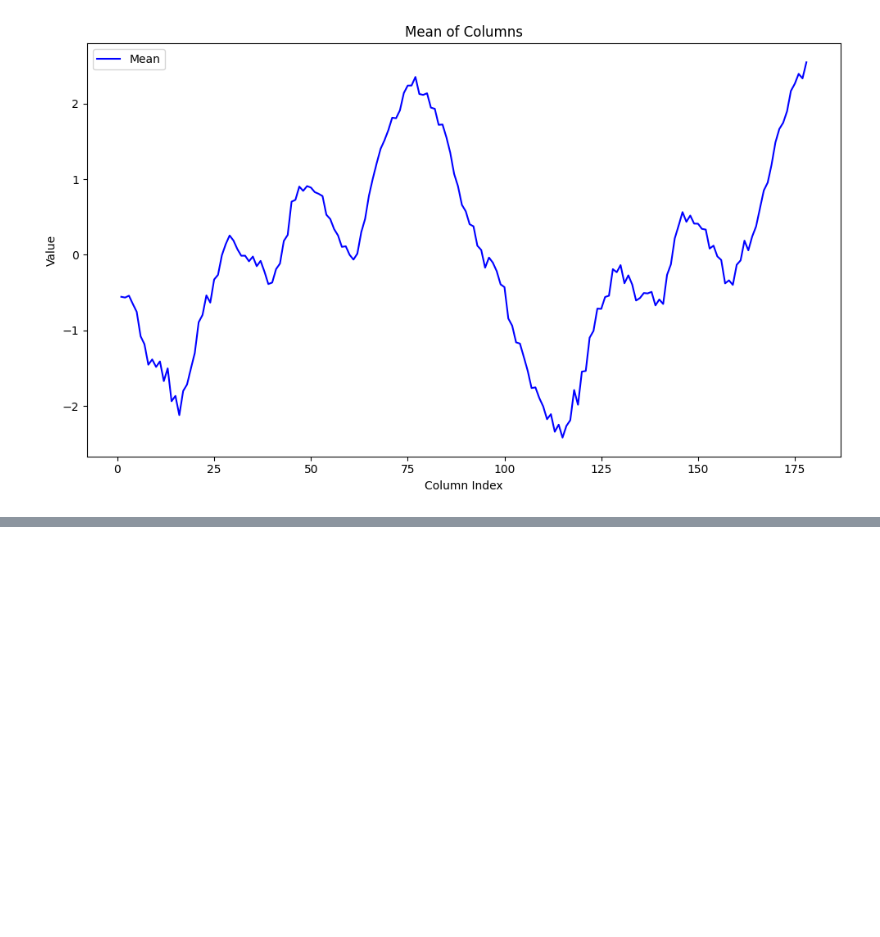
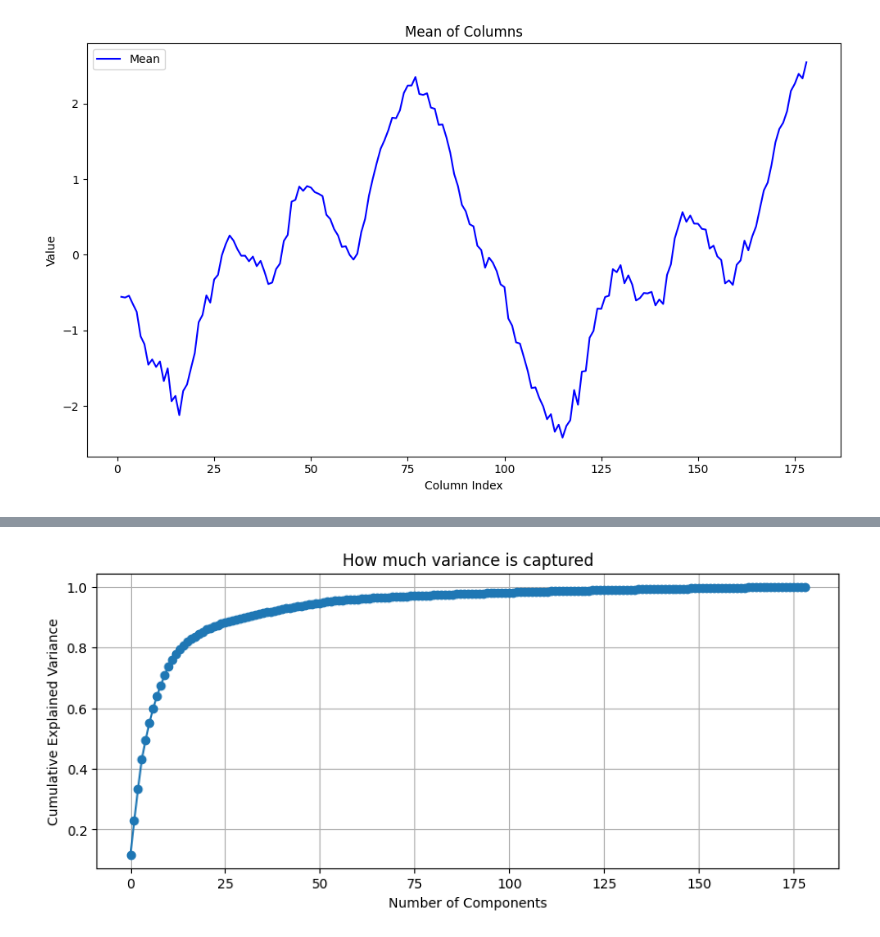
Before and after one commit to Bilal-Fellah/Time-Series-Classification, a Jupyter notebook: notebooks/Python PreProcessing Notebook TSA Project.ipynb, the cells around one changed output, grey strips where cells are left out. Drawn from its saved outputs; the diff is of its cells as text; code cells hidden in the pictures; blank space fills up the shorter version.

```diff
--- a/notebooks/Python PreProcessing Notebook TSA Project.ipynb
+++ b/notebooks/Python PreProcessing Notebook TSA Project.ipynb
@@ -168,3 +167,11 @@ plt.show()
 [figure]
 # %%
 df.to_csv('../data/preprocessed.csv')
+# %%
+cov_matrix = np.cov(df.T)
+# %%
+eigenvalues, _ = np.linalg.eigh(cov_matrix)  # ascending order
+eigenvalues = eigenvalues[::-1]  # descending order
+# %%
+explained_variance_ratio = eigenvalues / eigenvalues.sum()
+cumulative_variance = np.cumsum(explained_variance_ratio)
@@ -170,0 +187,12 @@ df.to_csv('../data/preprocessed.csv')
+# %%
+import matplotlib.pyplot as plt
+
+plt.figure(figsize=(10, 4))
+plt.plot(cumulative_variance, marker='o')
+plt.xlabel('Number of Components')
+plt.ylabel('Cumulative Explained Variance')
+plt.title('How much variance is captured')
+plt.grid(True)
+plt.show()
+# %% [output]
+[figure, added]
```
Also changed, not shown: parts of 5 cells of this notebook, 4 other files.
